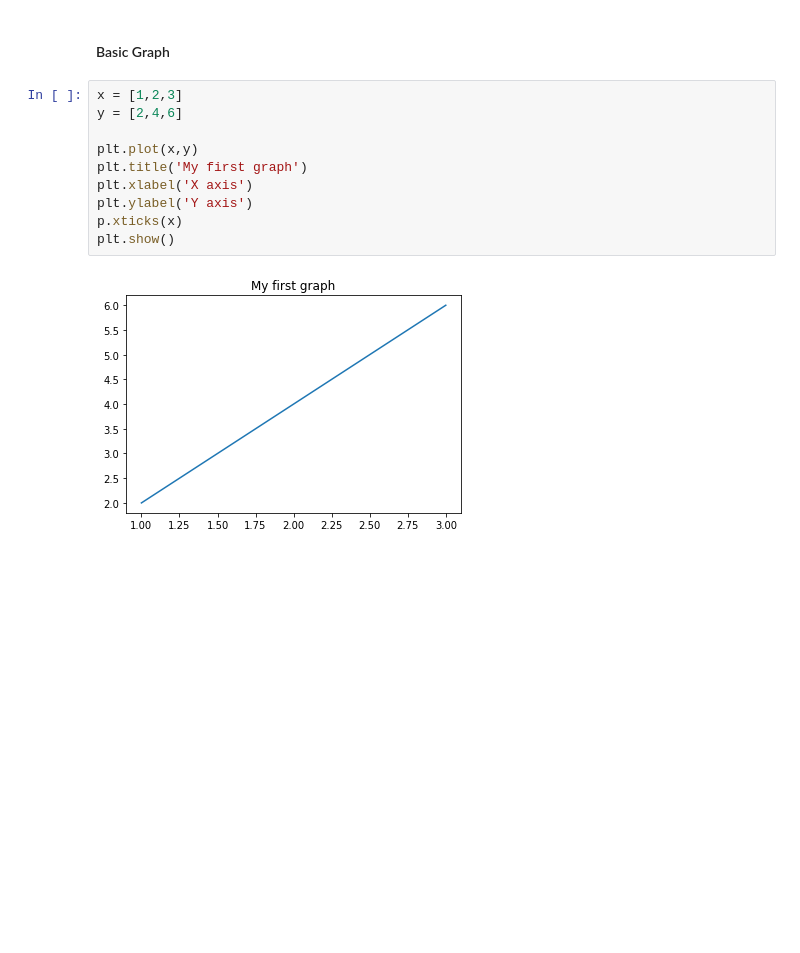
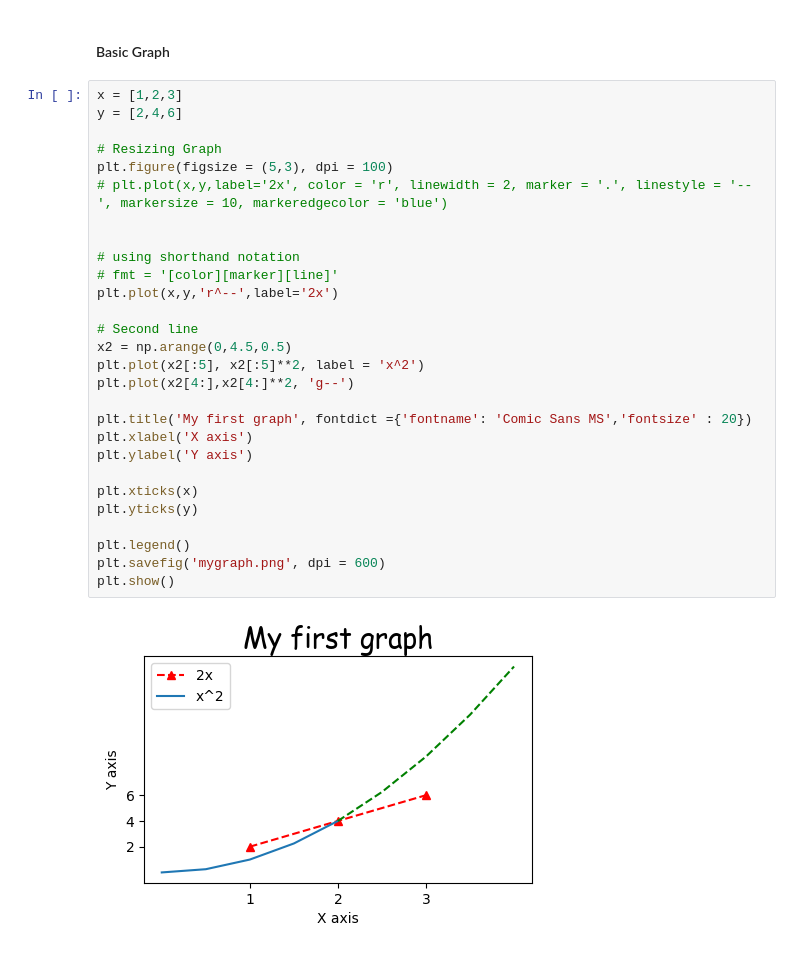
Before and after one commit to ashutoshd1996/learning, a Jupyter notebook: Matplotlib/Matplotlib.ipynb, the cells around one changed output. Drawn from its saved outputs; the diff is of its cells as text; blank space fills up the shorter version.

```diff
--- a/Matplotlib/Matplotlib.ipynb
+++ b/Matplotlib/Matplotlib.ipynb
@@ -4,15 +4,33 @@ import numpy as np
 import pandas as pd
 # %% [markdown]
 #### Basic Graph
-# %%
-x = [1,2,3]
-y = [2,4,6]
-
-plt.plot(x,y)
-plt.title('My first graph')
-plt.xlabel('X axis')
-plt.ylabel('Y axis')
-p.xticks(x)
-plt.show()
-# %% [output]
-[figure, removed]
+# %%
+x = [1,2,3]
+y = [2,4,6]
+
+# Resizing Graph
+plt.figure(figsize = (5,3), dpi = 100)
+# plt.plot(x,y,label='2x', color = 'r', linewidth = 2, marker = '.', linestyle = '--', markersize = 10, markeredgecolor = 'blue')
+
+
+# using shorthand notation
+# fmt = '[color][marker][line]'
+plt.plot(x,y,'r^--',label='2x')
+
+# Second line
+x2 = np.arange(0,4.5,0.5)
+plt.plot(x2[:5], x2[:5]**2, label = 'x^2')
+plt.plot(x2[4:],x2[4:]**2, 'g--')
+
+plt.title('My first graph', fontdict ={'fontname': 'Comic Sans MS','fontsize' : 20})
+plt.xlabel('X axis')
+plt.ylabel('Y axis')
+
+plt.xticks(x)
+plt.yticks(y)
+
+plt.legend()
+plt.savefig('mygraph.png', dpi = 600)
+plt.show()
+# %% [output]
+[figure, added]
```
Also changed, not shown: parts of 11 cells of this notebook, 10 other files.
